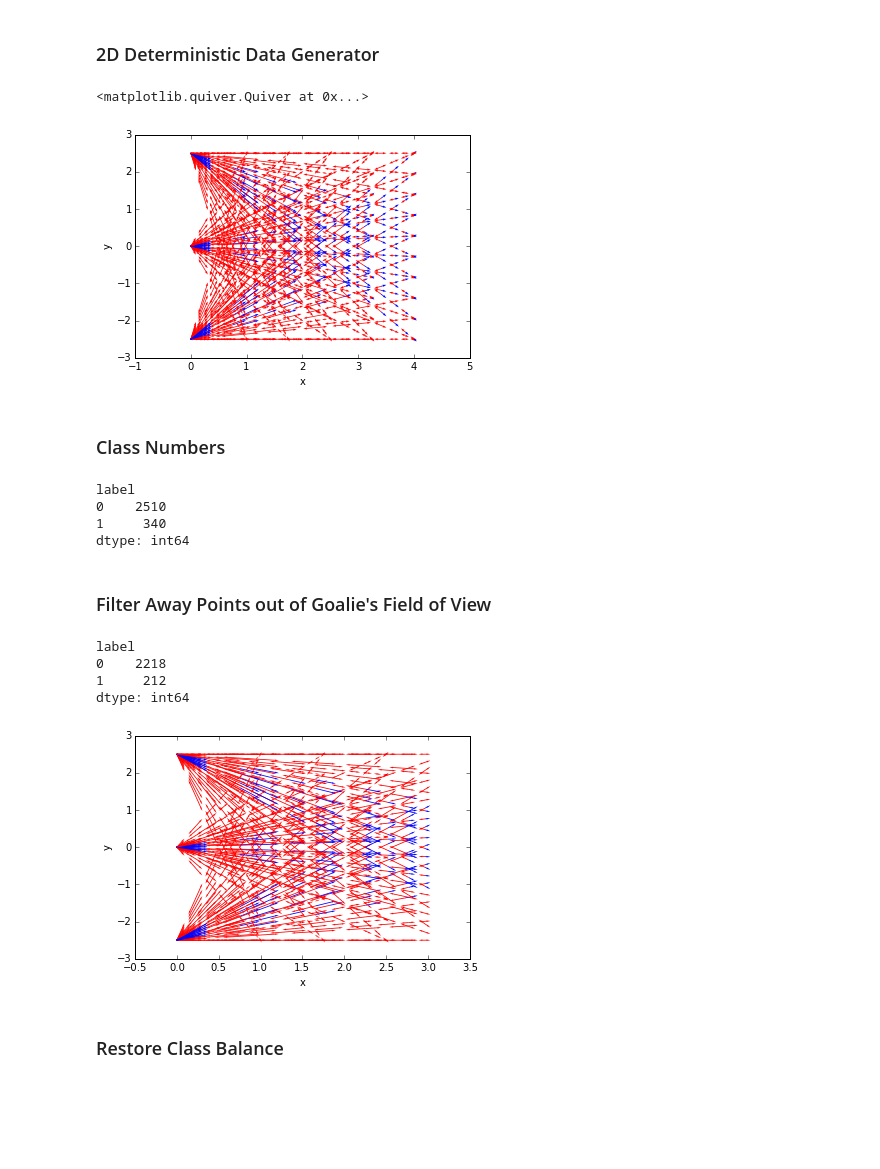
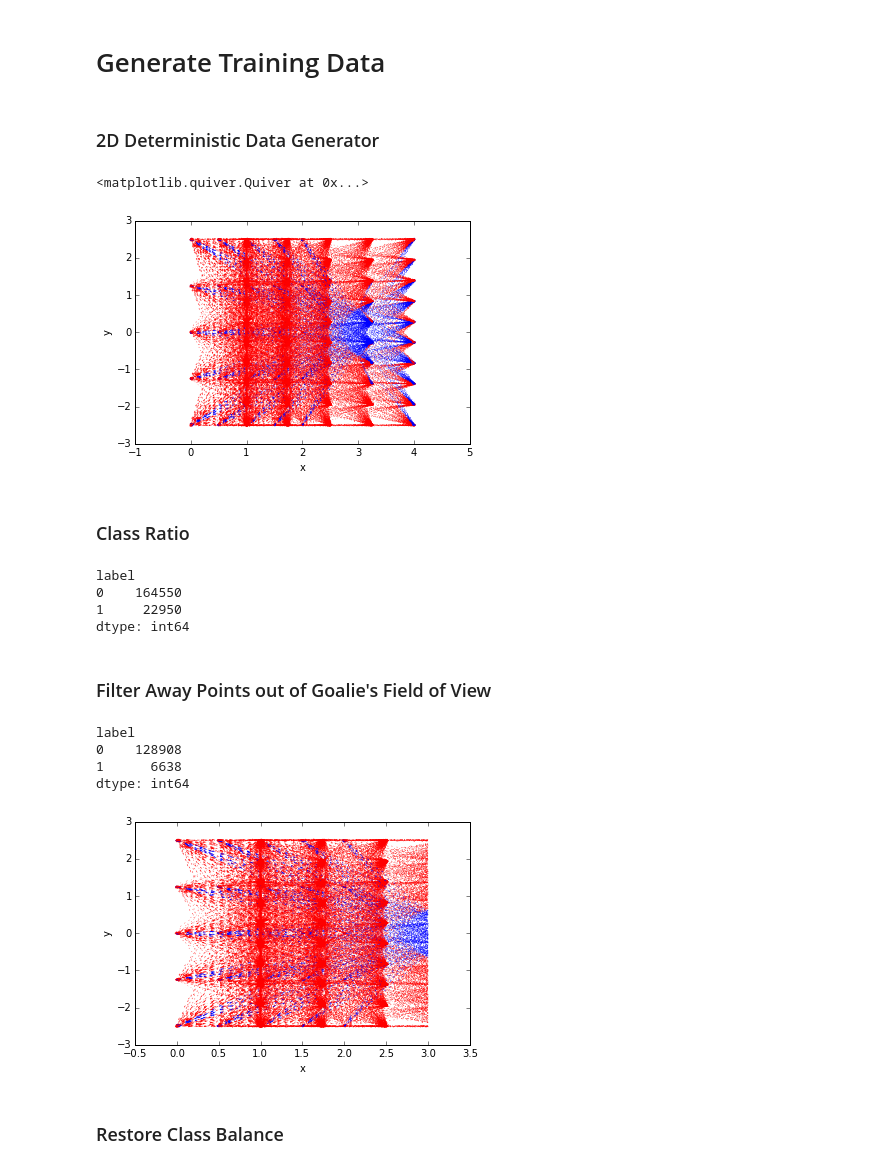
Before and after one commit to ebanner/cs393r_project, a Jupyter notebook: data/2d/many-many/short/Generate Shots.ipynb, the cells around one changed output. Drawn from its saved outputs; the diff is of its cells as text; code cells hidden in the pictures; blank space fills up the shorter version.

Commit message:
Update data generation and experiment notebooks
Ready to train these models one last time and collect data on the naos

```diff
--- a/data/2d/many-many/short/Generate Shots.ipynb
+++ b/data/2d/many-many/short/Generate Shots.ipynb
@@ -7,2 +1,4 @@
+# %% [markdown]
+# Generate Training Data
 # %% [markdown]
 ### 2D Deterministic Data Generator
@@ -12,10 +5,15 @@ GOAL_HEIGHT = 2.5
+# %%
+WINDOW_SIZE = 10
+X_GOAL = 3
+GOAL_HEIGHT = 1.25
 # %%
-NUM_XS_START, NUM_YS_START = 1, 3
+NUM_XS_START, NUM_YS_START = 5, 5
 NUM_XS_END, NUM_YS_END = 5, 10
-TIME_STEPS = 10
-DECAY = .8
+TIME_STEPS = 150
+DECAY = .966
 NUM_BETWEEN = 0
-NOISE_LEVEL = 0
+NOISE_LEVEL = 0.01
+GENERATE_BACKWARDS_SHOTS = False
 # %%
 import math
 import random
@@ -50,7 +48,9 @@ def data_generator(num_xs_start=2, num_ys_start=2, num_xs_end=2, num_ys_end=2, t
     the amount of noise present
 
     """
-    xs_start, ys_start = np.linspace(0, 1, num_xs_start), np.linspace(-2.5, 2.5, num_ys_start)
+    inc = 1 if not GENERATE_BACKWARDS_SHOTS else 2
+
+    xs_start, ys_start = np.linspace(0, 2, num_xs_start), np.linspace(-2.5, 2.5, num_ys_start)
     starts = itertools.product(xs_start, ys_start)
 
     # Create grid of end points
@@ -89,49 +89,49 @@ def data_generator(num_xs_start=2, num_ys_start=2, num_xs_end=2, num_ys_end=2, t
         y_positions = np.append([y_start], y_positions[:-1])
 
         # Yield the points one by one
         for x, y, dx, dy in zip(x_positions, y_positions, x_velocities, y_velocities):
             # Noise
             x += noise*np.random.randn()
             y += noise*np.random.randn()
 
-            dx += noise*np.random.randn()
-            dy += noise*np.random.randn()
+#             dx += noise*np.random.randn()
+#             dy += noise*np.random.randn()
 
             # Compute distance and bearing exactly from noisy estimates
             distance, bearing = np.sqrt((x-X_GOAL)**2 + (y-0)**2), math.atan(y/(X_GOAL-x)) if x else 0
 
             yield State(x, y, dx, dy, distance, bearing, shot_number, label)
 
-        # Yield shots backwards
-        for x, y, dx, dy in zip(reversed(x_positions), reversed(y_positions),
-                                reversed([0]+x_velocities[:-1]), reversed([0]+y_velocities[:-1])):
-            yield State(x, y, -dx, -dy, distance, bearing, shot_number+1, 0)
+        if GENERATE_BACKWARDS_SHOTS:
+            for x, y, dx, dy in zip(reversed(x_positions), reversed(y_positions),
+                                    reversed([0]+x_velocities[:-1]), reversed([0]+y_velocities[:-1])):
+                yield State(x, y, -dx, -dy, distance, bearing, shot_number+1, 0)
 
-        shot_number += 2
+        shot_number += inc
 
 # Generate shot data
 data_points = data_generator(num_xs_start=NUM_XS_START, num_ys_start=NUM_YS_START,
                              num_xs_end=NUM_XS_END, num_ys_end=NUM_YS_END,
                              time_steps=TIME_STEPS, decay=DECAY, noise=NOISE_LEVEL)
 data_points = list(data_points)
 
 # Plot it
 df = pd.DataFrame(data_points, columns=State._fields)
 labels = df['label']
 colormap = np.array(['r', 'b'])
 axes = df.plot(kind='scatter', x='x', y='y', c=colormap[labels], s=0)
 axes.quiver(df['x'], df['y'], df['dx'], df['dy'], color=colormap[labels], scale_units='xy', angles='xy', scale=2.5, width=.0022)
 # %% [output]
 <matplotlib.quiver.Quiver at 0x...>
-[figure, old version]
+[figure, new version]
 # %% [markdown]
-### Class Numbers
+### Class Ratio
 # %%
 df.groupby('label').size()
 # %% [output]
 label
-0    2510
-1     340
+0    164550
+1     22950
 dtype: int64
 # %% [markdown]
 ### Filter Away Points out of Goalie's Field of View
@@ -148,10 +148,10 @@ axes.quiver(df['x'], df['y'], df['dx'], df['dy'], color=colormap[labels], scale_
 df.groupby('label').size()
 # %% [output]
 label
-0    2218
-1     212
+0    128908
+1      6638
 dtype: int64
-[figure, old version]
+[figure, new version]
 # %% [markdown]
 ### Restore Class Balance
 # %%
```
Also changed, not shown: parts of 16 cells of this notebook, 9 other files.
